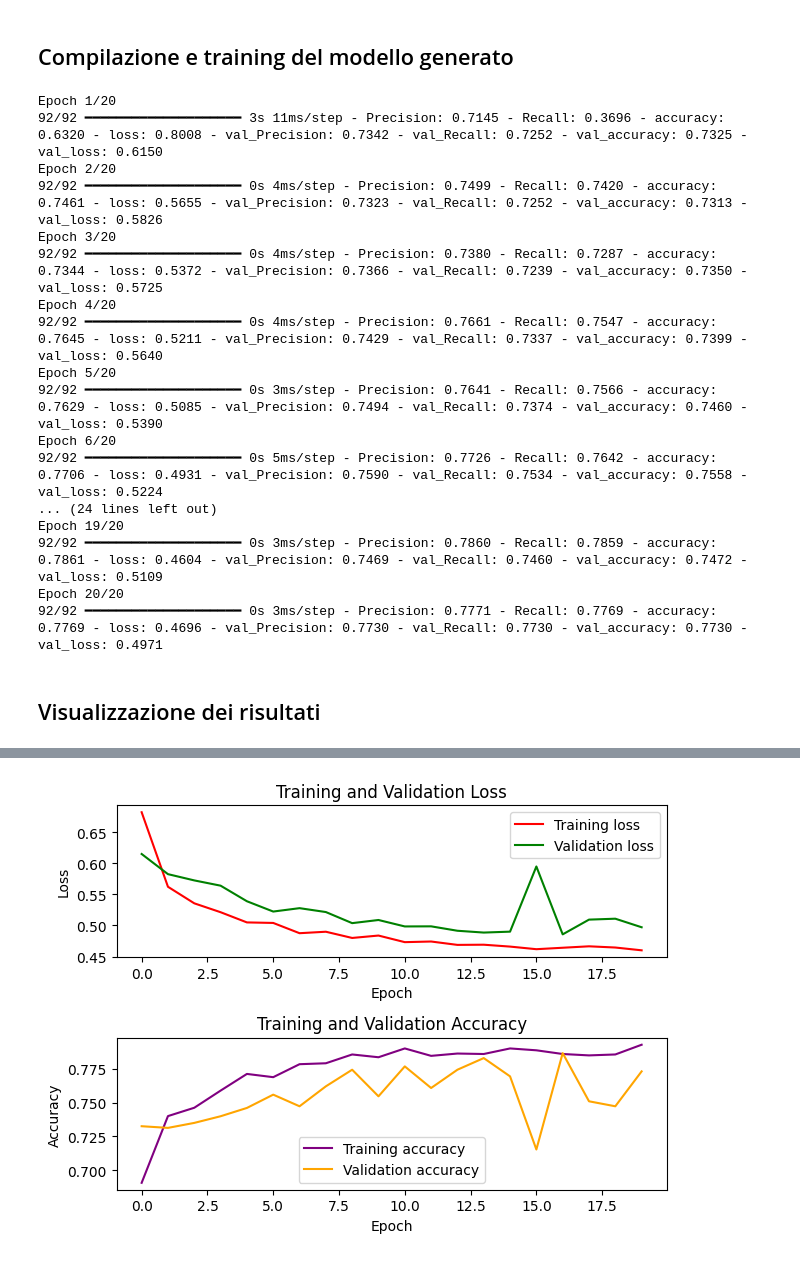
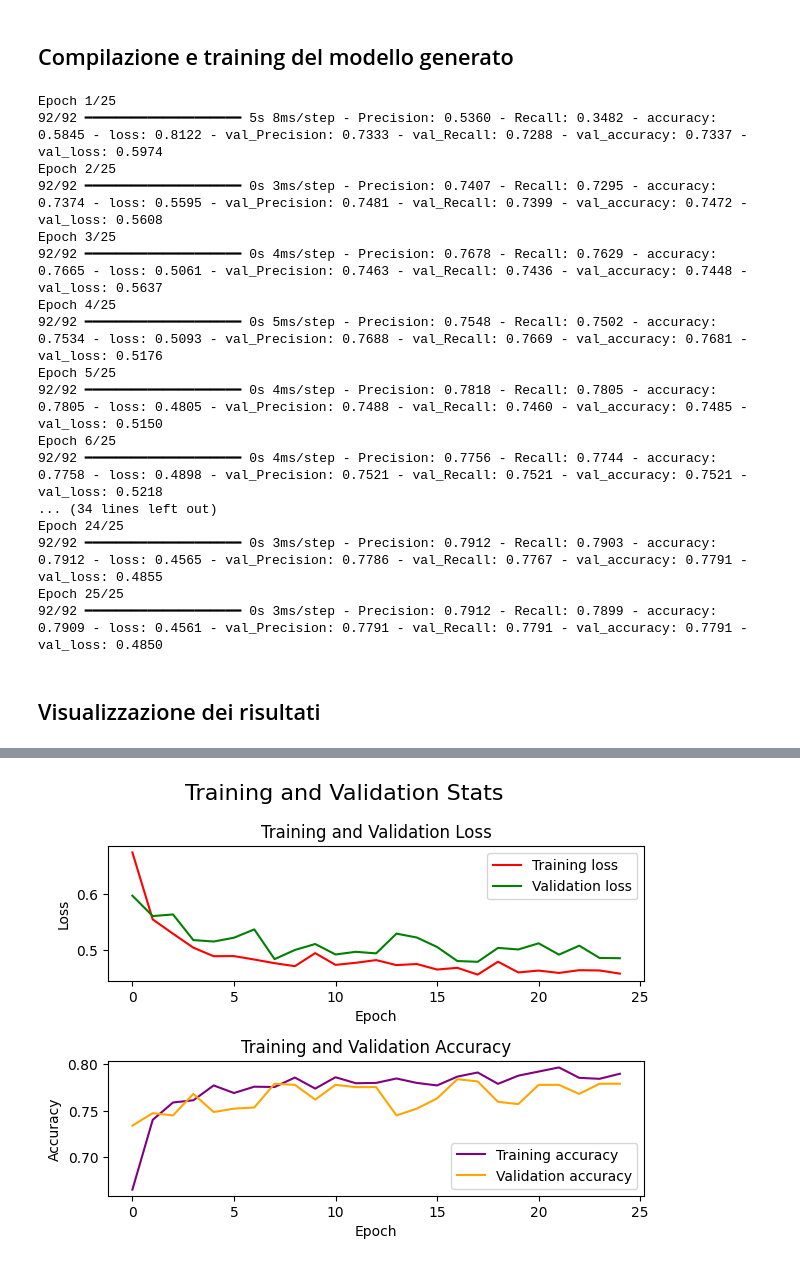
Before and after one commit to LucaPrevi0o/DeepLearning, a Jupyter notebook: Main.ipynb, the cells around one changed output, grey strips where cells are left out. Cells and saved outputs as stored; diff of their text form; code cells hidden in the pictures.

Commit message:
updated net creation, added model evaluation

```diff
--- a/Main.ipynb
+++ b/Main.ipynb
@@ -16,3 +20,6 @@ from sklearn.preprocessing   import LabelEncoder as le
+# %%
+net_layers = [ [32, 'relu'] for _ in range(3) ] + [[64, 'relu'] for _ in range(7)] + [ [32, 'relu'] ]
+num_epochs = 25                                  # Number of epochs
 # %% [markdown]
 # 2: Dataset
 Importazione del dataset e divisione delle istanze per validation, training e testing.
@@ -67,12 +67,10 @@ Generazione di un modello di rete neurale.
 # %%
-model = models.Sequential([
-    layers.Input(shape=(X_train.shape[1],)),             # Input layer
-    layers.Dense(32, activation='relu'),                 # Hidden layer (32 neurons)
-    layers.Dense(64, activation='relu'),                 # Hidden layer (64 neurons)
-    layers.Dense(64, activation='relu'),                 # Hidden layer (64 neurons)
-    layers.Dense(32, activation='relu'),                 # Hidden layer (32 neurons)
-    layers.Dense(Y_train.shape[1], activation='softmax') # Output layer (softmax for multi-class classification)
-])
+model = models.Sequential([layers.Input(shape = (X_train.shape[1],))]) # Input layer
+
+for layer in net_layers: # Add hidden layers
+    model.add(layers.Dense(layer[0], activation = layer[1]))
+
+model.add(layers.Dense(Y_train.shape[1], activation='softmax')) # Output layer
 
 model.summary() # Print the model summary
 # %% [output]
@@ -104,45 +106,52 @@ model.compile(
 
 history = model.fit(
     X_train, Y_train,
-    epochs          = 20, # Number of epochs
+    epochs          = num_epochs, # Number of epochs
     batch_size      = 32, # Batch size
     validation_data = (X_val, Y_val)
 )
 # %% [output]
-Epoch 1/20
-92/92 ━━━━━━━━━━━━━━━━━━━━ 3s 11ms/step - Precision: 0.7145 - Recall: 0.3696 - accuracy: 0.6320 - loss: 0.8008 - val_Precision: 0.7342 - val_Recall: 0.7252 - val_accuracy: 0.7325 - val_loss: 0.6150
-Epoch 2/20
-92/92 ━━━━━━━━━━━━━━━━━━━━ 0s 4ms/step - Precision: 0.7499 - Recall: 0.7420 - accuracy: 0.7461 - loss: 0.5655 - val_Precision: 0.7323 - val_Recall: 0.7252 - val_accuracy: 0.7313 - val_loss: 0.5826
-Epoch 3/20
-92/92 ━━━━━━━━━━━━━━━━━━━━ 0s 4ms/step - Precision: 0.7380 - Recall: 0.7287 - accuracy: 0.7344 - loss: 0.5372 - val_Precision: 0.7366 - val_Recall: 0.7239 - val_accuracy: 0.7350 - val_loss: 0.5725
-Epoch 4/20
-92/92 ━━━━━━━━━━━━━━━━━━━━ 0s 4ms/step - Precision: 0.7661 - Recall: 0.7547 - accuracy: 0.7645 - loss: 0.5211 - val_Precision: 0.7429 - val_Recall: 0.7337 - val_accuracy: 0.7399 - val_loss: 0.5640
-Epoch 5/20
-92/92 ━━━━━━━━━━━━━━━━━━━━ 0s 3ms/step - Precision: 0.7641 - Recall: 0.7566 - accuracy: 0.7629 - loss: 0.5085 - val_Precision: 0.7494 - val_Recall: 0.7374 - val_accuracy: 0.7460 - val_loss: 0.5390
-Epoch 6/20
-92/92 ━━━━━━━━━━━━━━━━━━━━ 0s 5ms/step - Precision: 0.7726 - Recall: 0.7642 - accuracy: 0.7706 - loss: 0.4931 - val_Precision: 0.7590 - val_Recall: 0.7534 - val_accuracy: 0.7558 - val_loss: 0.5224
-... (24 lines left out)
-Epoch 19/20
-92/92 ━━━━━━━━━━━━━━━━━━━━ 0s 3ms/step - Precision: 0.7860 - Recall: 0.7859 - accuracy: 0.7861 - loss: 0.4604 - val_Precision: 0.7469 - val_Recall: 0.7460 - val_accuracy: 0.7472 - val_loss: 0.5109
-Epoch 20/20
-92/92 ━━━━━━━━━━━━━━━━━━━━ 0s 3ms/step - Precision: 0.7771 - Recall: 0.7769 - accuracy: 0.7769 - loss: 0.4696 - val_Precision: 0.7730 - val_Recall: 0.7730 - val_accuracy: 0.7730 - val_loss: 0.4971
+Epoch 1/25
+92/92 ━━━━━━━━━━━━━━━━━━━━ 5s 8ms/step - Precision: 0.5360 - Recall: 0.3482 - accuracy: 0.5845 - loss: 0.8122 - val_Precision: 0.7333 - val_Recall: 0.7288 - val_accuracy: 0.7337 - val_loss: 0.5974
+Epoch 2/25
+92/92 ━━━━━━━━━━━━━━━━━━━━ 0s 3ms/step - Precision: 0.7407 - Recall: 0.7295 - accuracy: 0.7374 - loss: 0.5595 - val_Precision: 0.7481 - val_Recall: 0.7399 - val_accuracy: 0.7472 - val_loss: 0.5608
+Epoch 3/25
+92/92 ━━━━━━━━━━━━━━━━━━━━ 0s 4ms/step - Precision: 0.7678 - Recall: 0.7629 - accuracy: 0.7665 - loss: 0.5061 - val_Precision: 0.7463 - val_Recall: 0.7436 - val_accuracy: 0.7448 - val_loss: 0.5637
+Epoch 4/25
+92/92 ━━━━━━━━━━━━━━━━━━━━ 0s 5ms/step - Precision: 0.7548 - Recall: 0.7502 - accuracy: 0.7534 - loss: 0.5093 - val_Precision: 0.7688 - val_Recall: 0.7669 - val_accuracy: 0.7681 - val_loss: 0.5176
+Epoch 5/25
+92/92 ━━━━━━━━━━━━━━━━━━━━ 0s 4ms/step - Precision: 0.7818 - Recall: 0.7805 - accuracy: 0.7805 - loss: 0.4805 - val_Precision: 0.7488 - val_Recall: 0.7460 - val_accuracy: 0.7485 - val_loss: 0.5150
+Epoch 6/25
+92/92 ━━━━━━━━━━━━━━━━━━━━ 0s 4ms/step - Precision: 0.7756 - Recall: 0.7744 - accuracy: 0.7758 - loss: 0.4898 - val_Precision: 0.7521 - val_Recall: 0.7521 - val_accuracy: 0.7521 - val_loss: 0.5218
+... (34 lines left out)
+Epoch 24/25
+92/92 ━━━━━━━━━━━━━━━━━━━━ 0s 3ms/step - Precision: 0.7912 - Recall: 0.7903 - accuracy: 0.7912 - loss: 0.4565 - val_Precision: 0.7786 - val_Recall: 0.7767 - val_accuracy: 0.7791 - val_loss: 0.4855
+Epoch 25/25
+92/92 ━━━━━━━━━━━━━━━━━━━━ 0s 3ms/step - Precision: 0.7912 - Recall: 0.7899 - accuracy: 0.7909 - loss: 0.4561 - val_Precision: 0.7791 - val_Recall: 0.7791 - val_accuracy: 0.7791 - val_loss: 0.4850
 # %% [markdown]
 ## Visualizzazione dei risultati
 # %%
+new_history = model.evaluate(X_test, Y_test, steps = num_epochs, return_dict = True) # Evaluate the model on the test set
+
+print("Test set evaluation:") # this is probably not correct
+print(f"Loss:     {new_history['loss']:.4f}")
+print(f"Accuracy: {new_history['accuracy']:.4f}")
+
 fig, plots = plt.subplots(2)
+fig.suptitle('Training and Validation Stats', fontsize = 16)
 
 # Training and validation loss
 plots[0].set_title('Training and Validation Loss')
-plots[0].plot(model.history.history['loss'], label = 'Training loss', color = 'red')
-plots[0].plot(model.history.history['val_loss'], label = 'Validation loss', color = 'green')
+plots[0].plot(history.history['loss'],     label = 'Training loss',   color = 'red')
+plots[0].plot(history.history['val_loss'], label = 'Validation loss', color = 'green')
 plots[0].set_xlabel('Epoch')
 plots[0].set_ylabel('Loss')
 plots[0].legend()
 
 # Training and validation accuracy
 plots[1].set_title('Training and Validation Accuracy')
-plots[1].plot(model.history.history['accuracy'], label = 'Training accuracy', color = 'purple')
-plots[1].plot(model.history.history['val_accuracy'], label = 'Validation accuracy',color = 'orange')
+plots[1].plot(history.history['accuracy'],     label = 'Training accuracy',   color = 'purple')
+plots[1].plot(history.history['val_accuracy'], label = 'Validation accuracy', color = 'orange')
 plots[1].set_xlabel('Epoch')
 plots[1].set_ylabel('Accuracy')
 plots[1].legend()
@@ -153 +166 @@ plt.show()         # Show the plots
-[figure, old version]
+[figure, new version]
```
Also changed, not shown: parts of 4 cells of this notebook.
